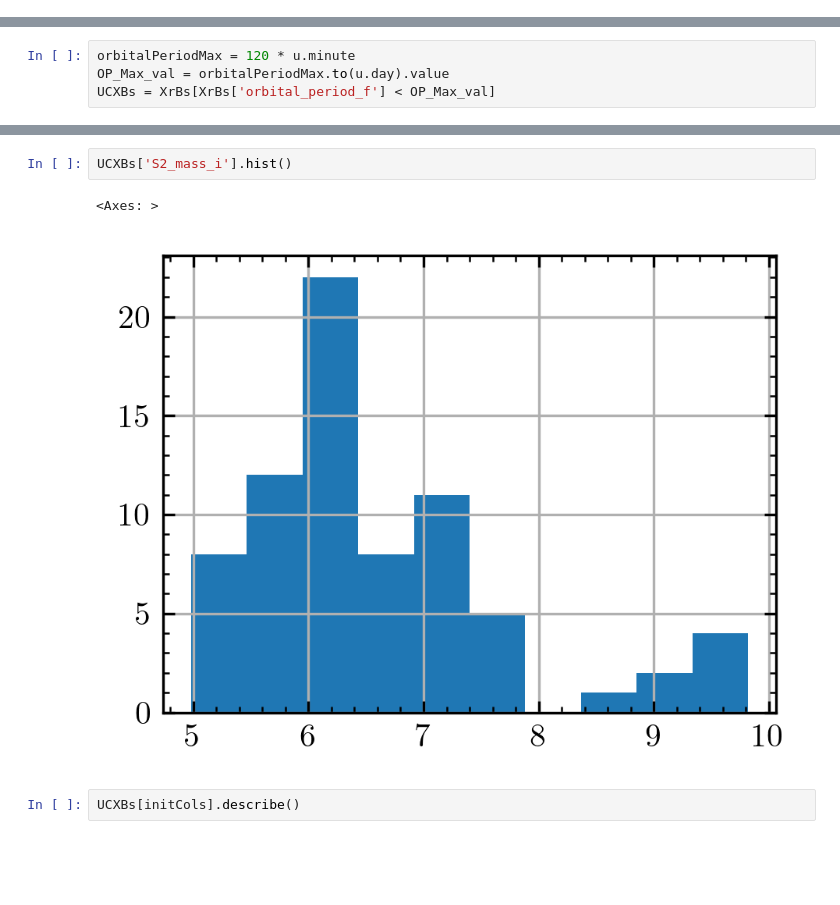
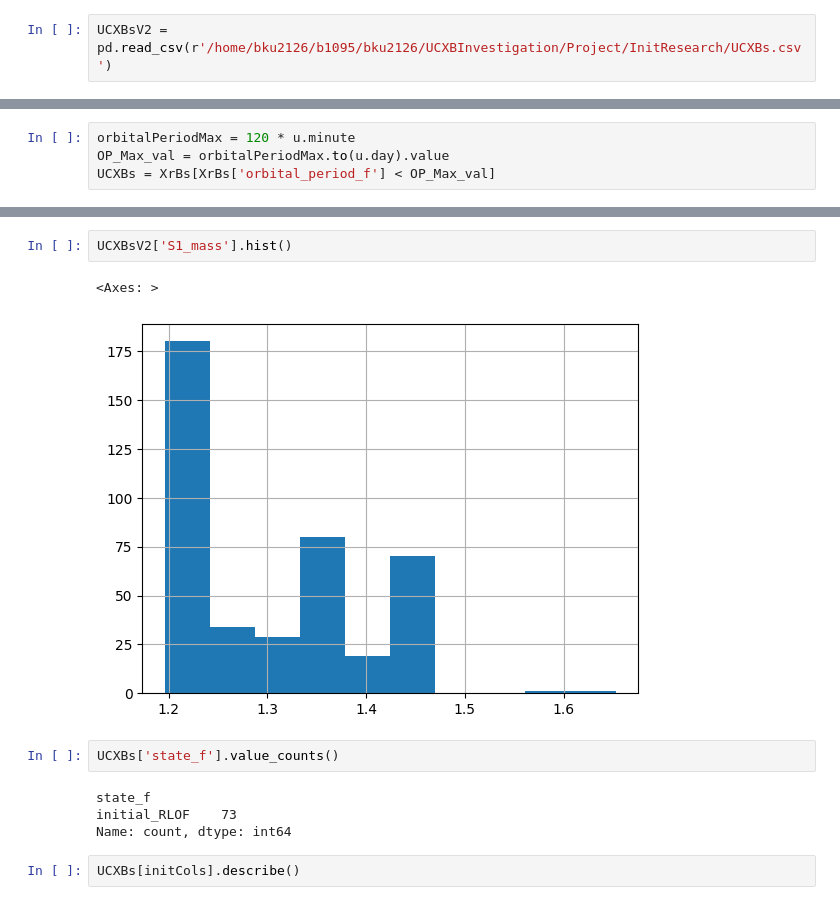
Before and after one commit to PiersonLip/UCXB-Investegation, a Jupyter notebook: Analysis/100kGridAnalysis.ipynb, the cells around one changed output, grey strips where cells are left out. Saved outputs shown, nothing was run; the diff lists cells and outputs as text; blank space fills up the shorter version.

```diff
--- a/Analysis/100kGridAnalysis.ipynb
+++ b/Analysis/100kGridAnalysis.ipynb
@@ -49,0 +208,2 @@ XrBs = loadedpop.oneline.select(where=XrB_Logic)
+# %%
+UCXBsV2 = pd.read_csv(r'/home/bku2126/b1095/bku2126/UCXBInvestigation/Project/InitResearch/UCXBs.csv')
@@ -61,8 +362,14 @@ UCXBs[UCXBs['S1_state_f'] == 'BH'][finCols]
 # %%
-UCXBs['S2_mass_i'].hist()
+UCXBsV2['S1_mass'].hist()
 # %% [output]
 <Axes: >
-[figure, old version]
+[figure, new version]
+# %%
+UCXBs['state_f'].value_counts()
+# %% [output]
+state_f
+initial_RLOF    73
+Name: count, dtype: int64
 # %%
 UCXBs[initCols].describe()
 # %% [output]
```
Also changed, not shown: parts of 51 cells of this notebook.
